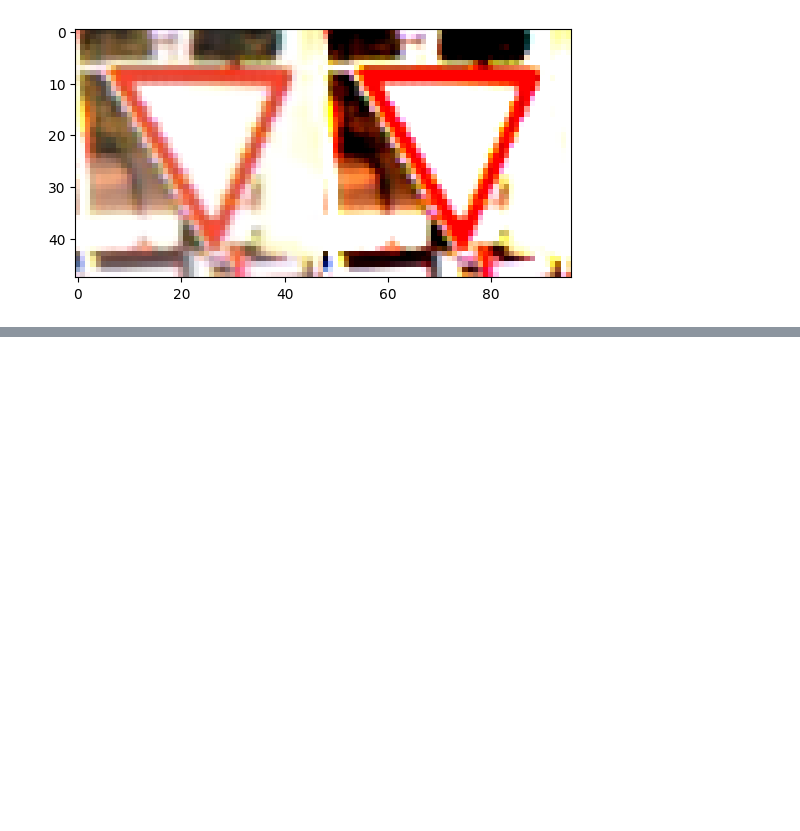
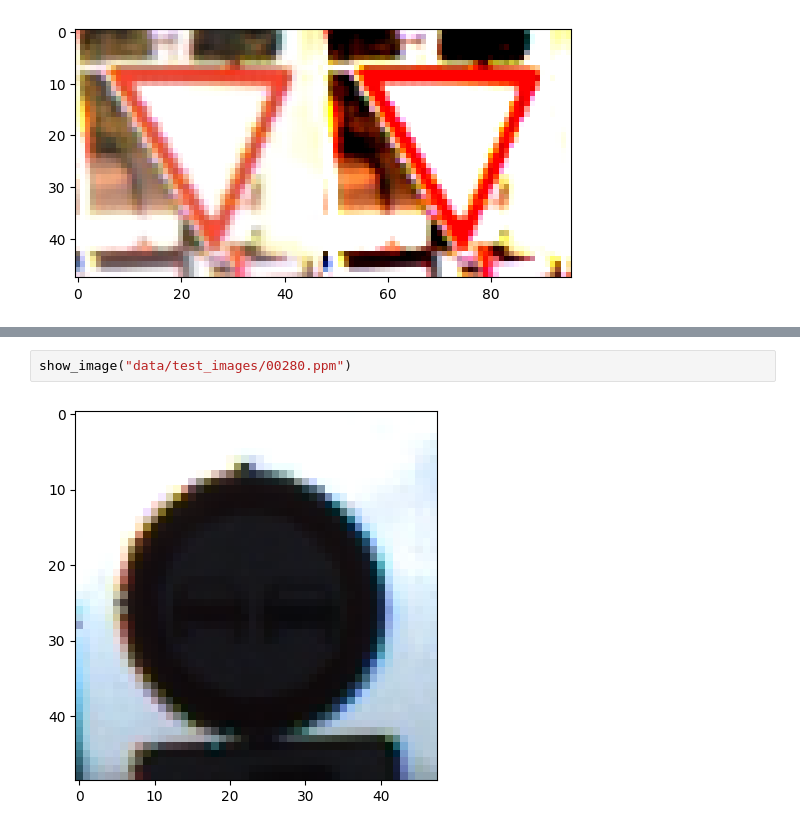
Before and after one commit to alessandro-crescenzi/A-deep-approach-for-an-adaptive-cruise-control-system, a Jupyter notebook: gtsrb-pytorch/test_transform.ipynb, the cells around one changed output, grey strips where cells are left out. Saved outputs shown, nothing was run; the diff lists cells and outputs as text; blank space fills up the shorter version.

```diff
--- a/gtsrb-pytorch/test_transform.ipynb
+++ b/gtsrb-pytorch/test_transform.ipynb
@@ -271,0 +309,4 @@ NameError: name 'Adapthisteq' is not defined
+# %%
+show_image("data/test_images/00280.ppm")
+# %% [output]
+[figure, added]
```
Also changed, not shown: parts of 6 cells of this notebook, 10 other files.
